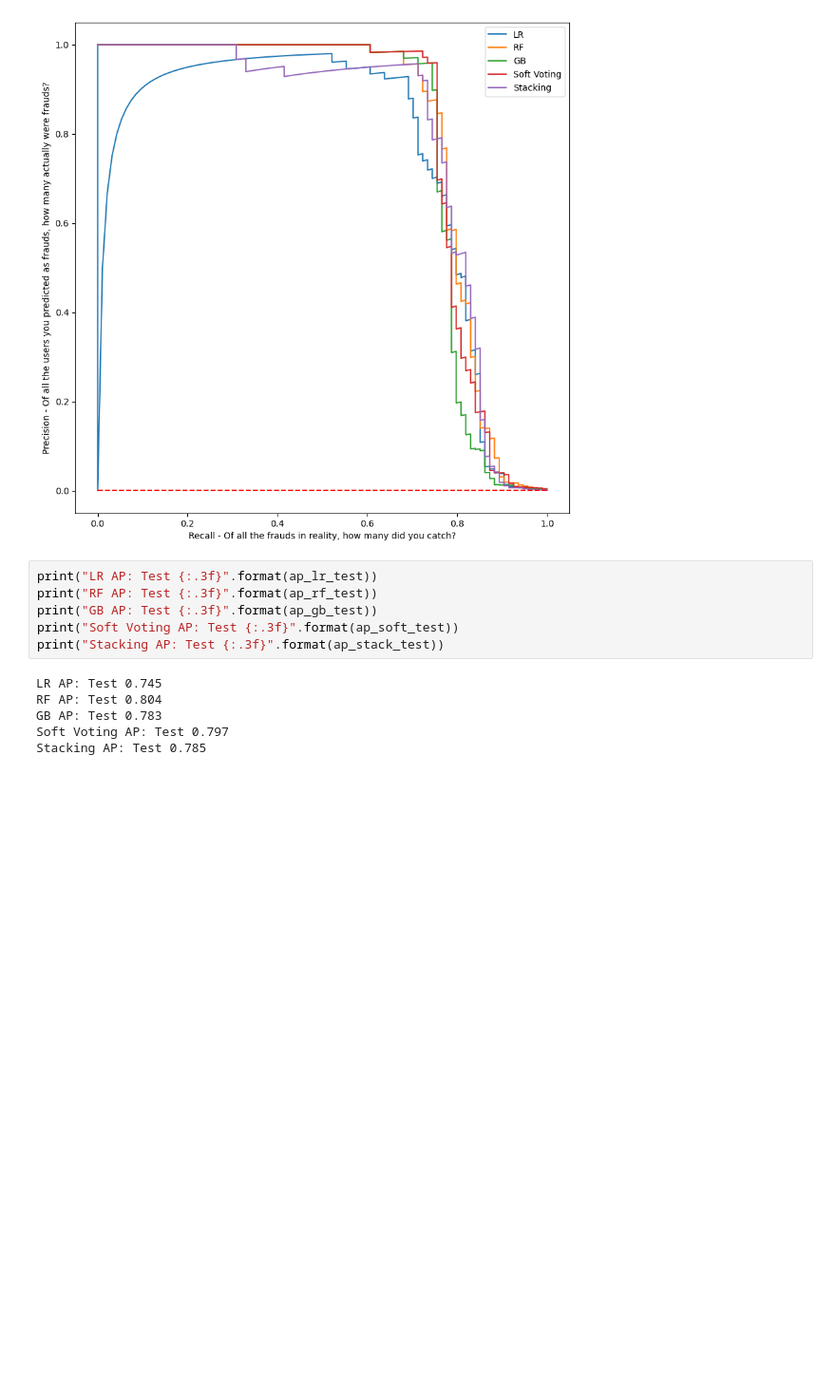
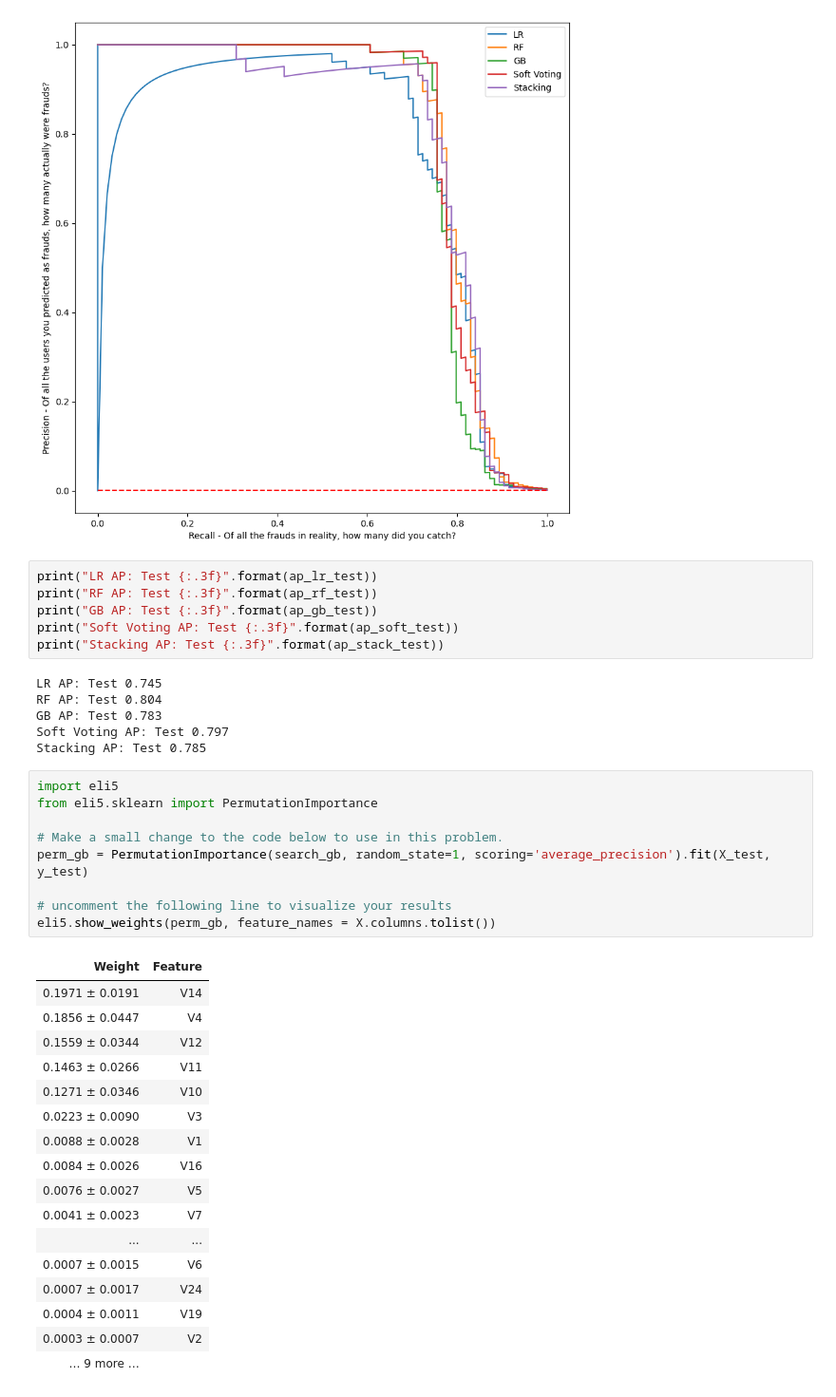
Before and after one commit to victoria-yuzova/Data-Science-Projects, a Jupyter notebook: Fraud Detection/2025_05_25_credit_card_fraud_analysis.ipynb, the cells around one changed output. Shown at 95% size. Drawn from its saved outputs; the diff is of its cells as text; blank space fills up the shorter version.

```diff
--- a/Fraud Detection/2025_05_25_credit_card_fraud_analysis.ipynb
+++ b/Fraud Detection/2025_05_25_credit_card_fraud_analysis.ipynb
@@ -924,3 +1036,30 @@ RF AP: Test 0.804
 GB AP: Test 0.783
 Soft Voting AP: Test 0.797
 Stacking AP: Test 0.785
+# %%
+import eli5
+from eli5.sklearn import PermutationImportance
+
+# Make a small change to the code below to use in this problem.
+perm_gb = PermutationImportance(search_gb, random_state=1, scoring='average_precision').fit(X_test, y_test)
+
+# uncomment the following line to visualize your results
+eli5.show_weights(perm_gb, feature_names = X.columns.tolist())
+# %% [output]
+| Weight | Feature |
+| 0.1971 ± 0.0191 | V14 |
+| 0.1856 ± 0.0447 | V4 |
+| 0.1559 ± 0.0344 | V12 |
+| 0.1463 ± 0.0266 | V11 |
+| 0.1271 ± 0.0346 | V10 |
+| 0.0223 ± 0.0090 | V3 |
+| 0.0088 ± 0.0028 | V1 |
+| 0.0084 ± 0.0026 | V16 |
+| 0.0076 ± 0.0027 | V5 |
+| 0.0041 ± 0.0023 | V7 |
+| ... | ... |
+| 0.0007 ± 0.0015 | V6 |
+| 0.0007 ± 0.0017 | V24 |
+| 0.0004 ± 0.0011 | V19 |
+| 0.0003 ± 0.0007 | V2 |
+| … 9 more … |  |
```
Also changed, not shown: parts of 13 cells of this notebook, 1 other file.
